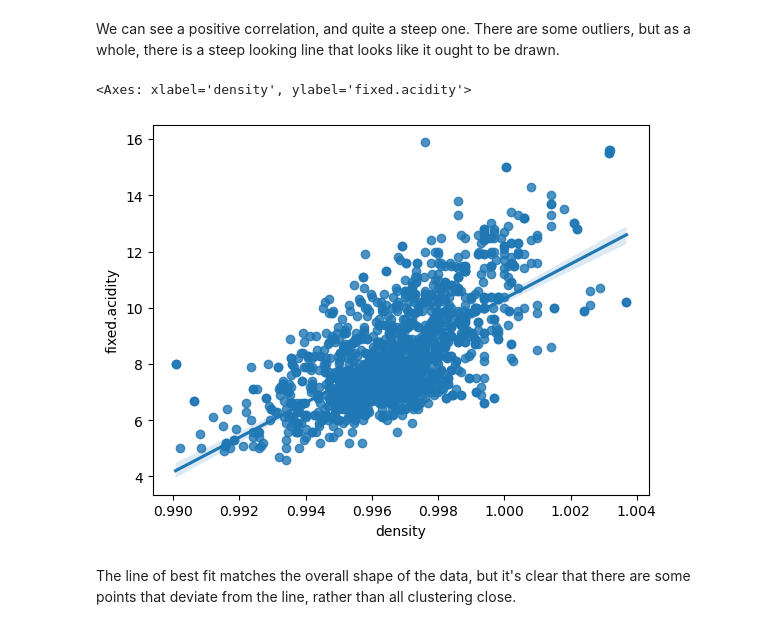
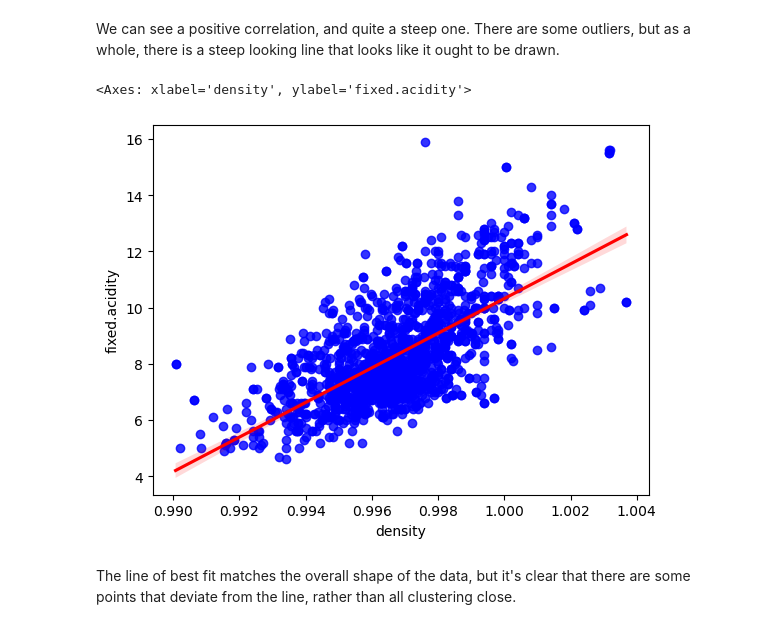
Before and after one commit to vanslykeaudio/SpringBoardDataScience, a Jupyter notebook: 11.4.1_Case_Study_-_Linear_Regression_1_/11.4.1 Case Study - Linear Regression/Springboard Regression Case Study - the Red Wine Dataset - Tier 1.ipynb, the cells around one changed output. Cells and saved outputs as stored; diff of their text form; code cells hidden in the pictures.

Commit message:
improved the regplot coloring to be more clear

```diff
--- a/11.4.1_Case_Study_-_Linear_Regression_1_/11.4.1 Case Study - Linear Regression/Springboard Regression Case Study - the Red Wine Dataset - Tier 1.ipynb
+++ b/11.4.1_Case_Study_-_Linear_Regression_1_/11.4.1 Case Study - Linear Regression/Springboard Regression Case Study - the Red Wine Dataset - Tier 1.ipynb
@@ -256,10 +256,10 @@ We can see a positive correlation, and quite a steep one. There are some outlier
 # %%
 # Call the regplot() method on your sns object, with parameters: x = 'density', y = 'fixed.acidity',
 # and data=wine, to make this correlation more clear
-sns.regplot(x="density", y="fixed.acidity", data=wine)
+sns.regplot(x="density", y="fixed.acidity", data=wine, scatter_kws={"color": "blue"}, line_kws={"color": "red"})
 # %% [output]
 <Axes: xlabel='density', ylabel='fixed.acidity'>
-[figure, old version]
+[figure, new version]
 # %% [markdown]
 The line of best fit matches the overall shape of the data, but it's clear that there are some points that deviate from the line, rather than all clustering close.
 # %% [markdown]
```
